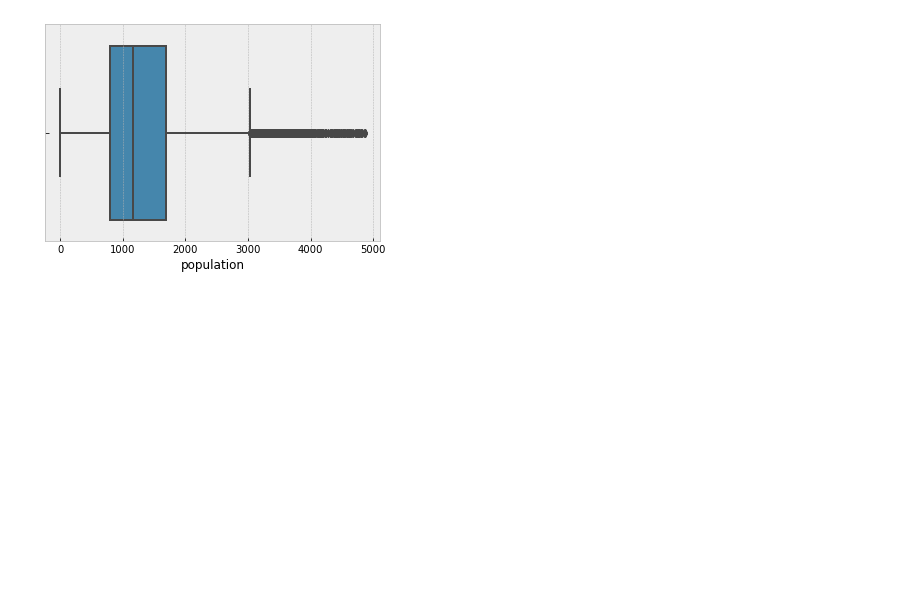
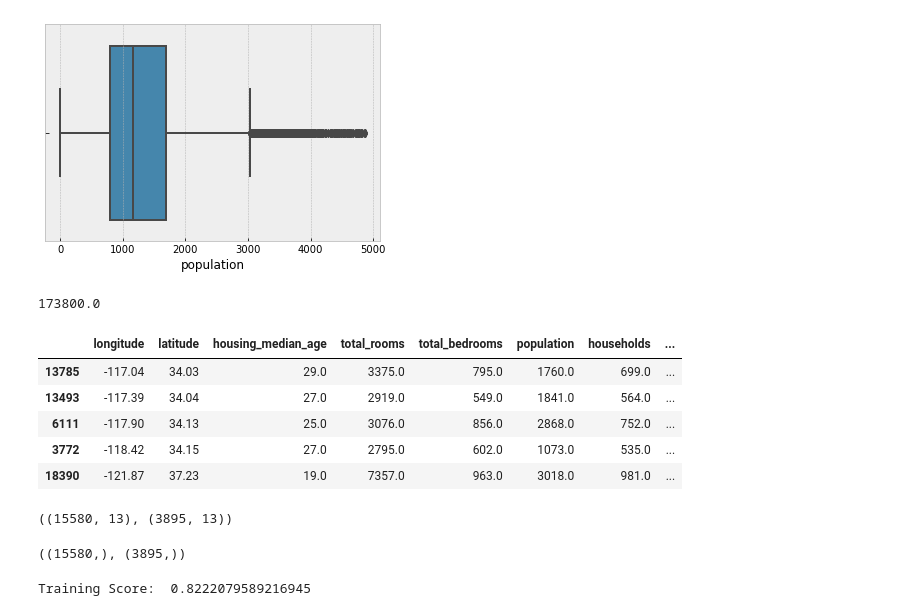
Before and after one commit to omotayo-alade/Scripts_Notebooks, a Jupyter notebook: notebooks/machine_learning.ipynb, the cells around one changed output. Drawn from its saved outputs; the diff is of its cells as text; code cells hidden in the pictures; blank space fills up the shorter version.

```diff
--- a/notebooks/machine_learning.ipynb
+++ b/notebooks/machine_learning.ipynb
@@ -241,2 +251,2 @@ df.loc[df['median_house_value'] == 500001, 'median_house_value'].count()
 # %%
-df = df.drop(df.loc[df['median_house_value'] == 500001, 'median_house_value'].index)
+df = df.drop(df.loc[df['median_house_value'] == 500001].index)
@@ -412,3 +426,19 @@ sns.boxplot(df_new2['population'])
 # %% [output]
 <matplotlib.axes._subplots.AxesSubplot at 0x...>
 [figure]
+# %%
+median = df['median_house_value'].median()
+median
+# %% [output]
+173800.0
+# %%
+df['above_median'] = (df['median_house_value'] - median) > 0
+# %%
+df.sample(5)
+# %% [output]
+|  | longitude | latitude | housing_median_age | total_rooms | total_bedrooms | population | households | ... |
+| 13785 | -117.04 | 34.03 | 29.0 | 3375.0 | 795.0 | 1760.0 | 699.0 | ... |
+| 13493 | -117.39 | 34.04 | 27.0 | 2919.0 | 549.0 | 1841.0 | 564.0 | ... |
+| 6111 | -117.90 | 34.13 | 25.0 | 3076.0 | 856.0 | 2868.0 | 752.0 | ... |
+| 3772 | -118.42 | 34.15 | 27.0 | 2795.0 | 602.0 | 1073.0 | 535.0 | ... |
+| 18390 | -121.87 | 37.23 | 19.0 | 7357.0 | 963.0 | 3018.0 | 981.0 | ... |
@@ -414,0 +448,9 @@ sns.boxplot(df_new2['population'])
+# %%
+x_train, x_test, y_train, y_test = train_test_split(X, Y, test_size=0.2)
+x_train.shape, x_test.shape
+# %% [output]
+((15580, 13), (3895, 13))
+# %%
+y_train.shape, y_test.shape
+# %% [output]
+((15580,), (3895,))
@@ -414,0 +461,4 @@ sns.boxplot(df_new2['population'])
+# %%
+print('Training Score: ', logistic_model.score(x_train, y_train))
+# %% [output]
+Training Score:  0.8222079589216945
```
Also changed, not shown: parts of 10 cells of this notebook.
